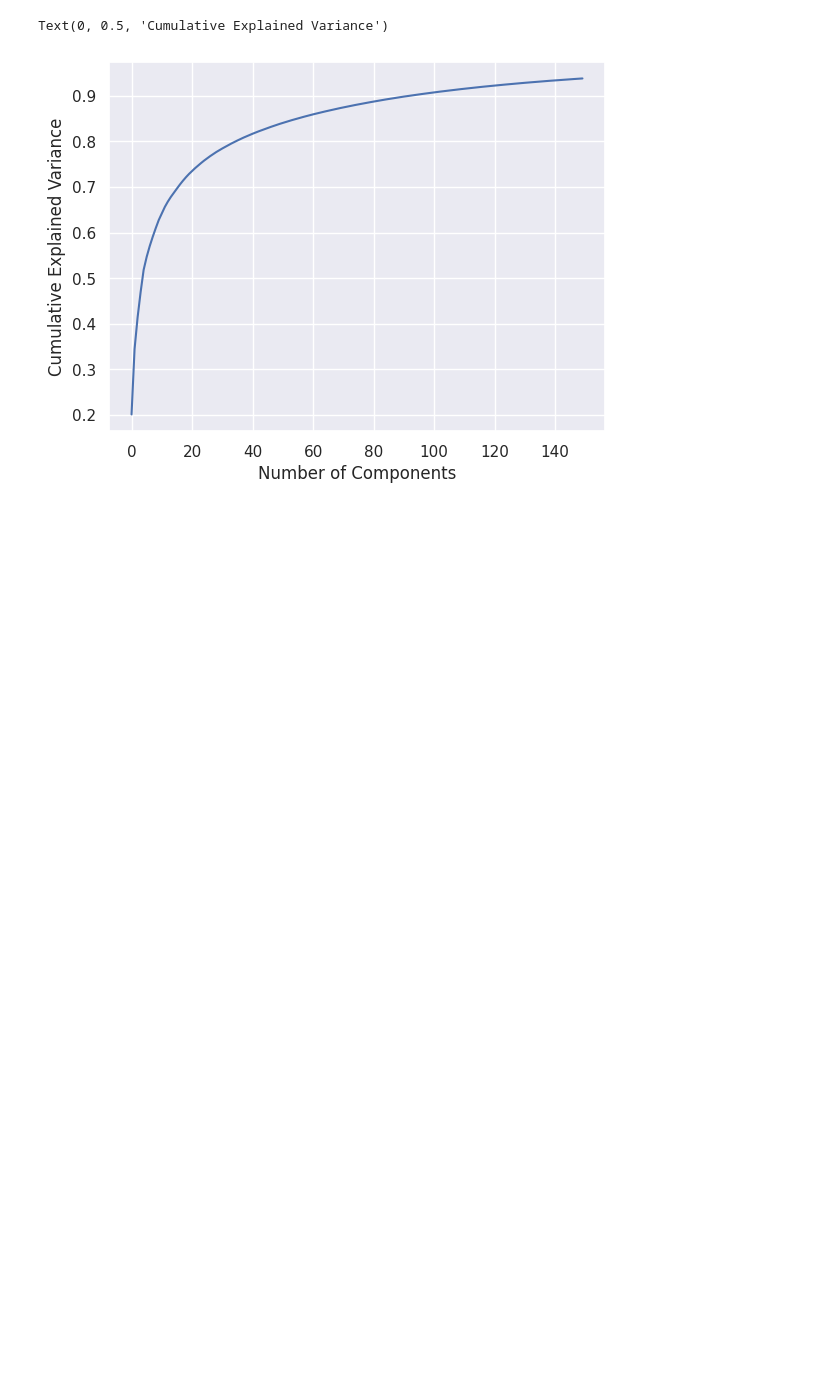
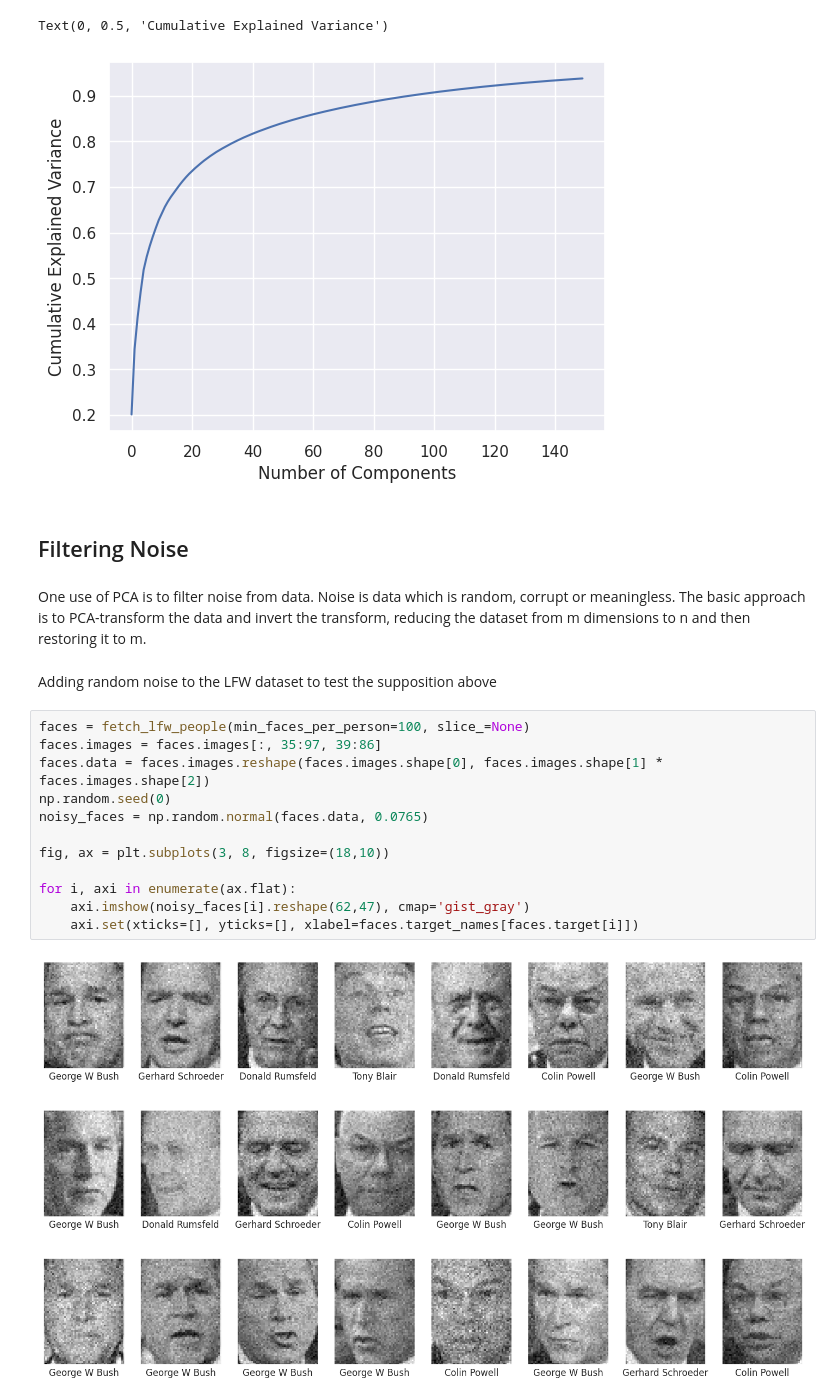
Before and after one commit to bolicnikola/Applied-Machine-Learning-And-AI, a Jupyter notebook: Principal_Component_Analysis.ipynb, the cells around one changed output. Cells and saved outputs as stored; diff of their text form; blank space fills up the shorter version.

Commit message:
Noise Filtering and Data Anonymization using PCA added to Principal_Component_Analysis notebook

```diff
--- a/Principal_Component_Analysis.ipynb
+++ b/Principal_Component_Analysis.ipynb
@@ -61,3 +61,23 @@ plt.ylabel('Cumulative Explained Variance')
 # %% [output]
 Text(0, 0.5, 'Cumulative Explained Variance')
 [figure]
+# %% [markdown]
+## Filtering Noise
+# %% [markdown]
+One use of PCA is to filter noise from data. Noise is data which is random, corrupt or meaningless. The basic approach is to PCA-transform the data and invert the transform, reducing the dataset from m dimensions to n and then restoring it to m.
+# %% [markdown]
+Adding random noise to the LFW dataset to test the supposition above
+# %%
+faces = fetch_lfw_people(min_faces_per_person=100, slice_=None)
+faces.images = faces.images[:, 35:97, 39:86]
+faces.data = faces.images.reshape(faces.images.shape[0], faces.images.shape[1] * faces.images.shape[2])
+np.random.seed(0)
+noisy_faces = np.random.normal(faces.data, 0.0765)
+
+fig, ax = plt.subplots(3, 8, figsize=(18,10))
+
+for i, axi in enumerate(ax.flat):
+    axi.imshow(noisy_faces[i].reshape(62,47), cmap='gist_gray')
+    axi.set(xticks=[], yticks=[], xlabel=faces.target_names[faces.target[i]])
+# %% [output]
+[figure, added]
```
Also changed, not shown: parts of 6 cells of this notebook.
